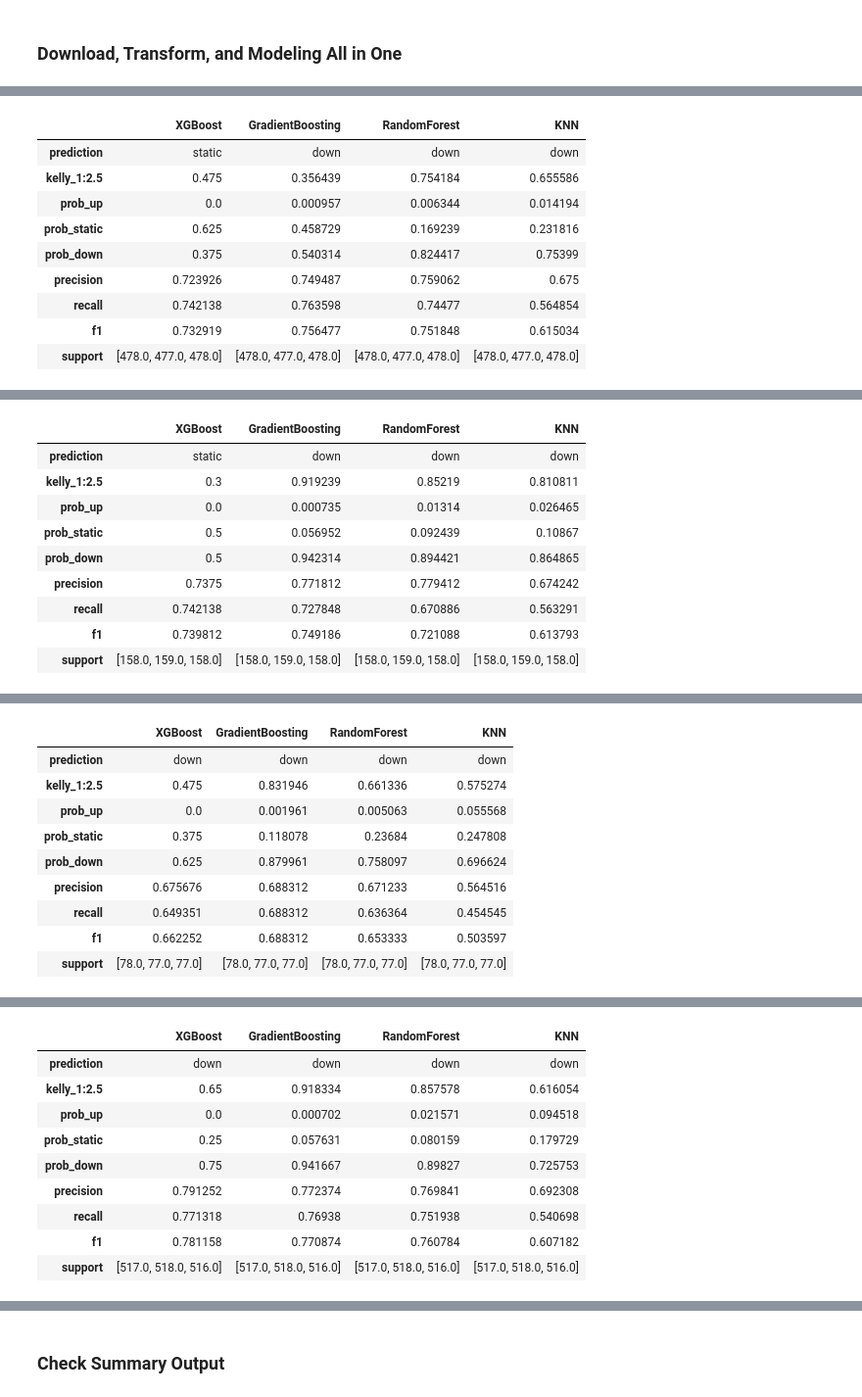
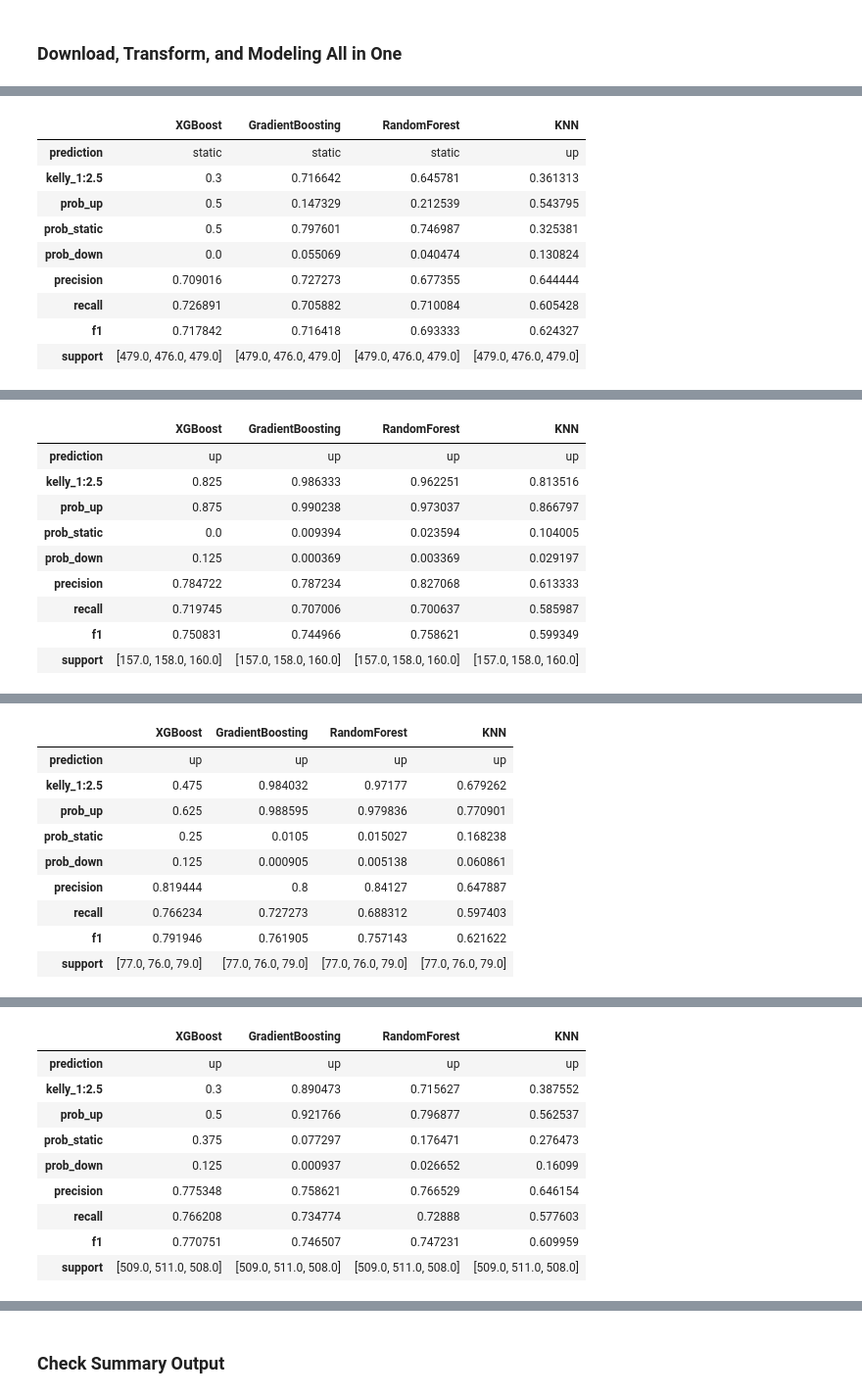
Before and after one commit to yuchild/stock_production, a Jupyter notebook: stock_next_time_frame_predictor.ipynb, the cells around one changed output, grey strips where cells are left out. Shown at 98% size. Drawn from its saved outputs; the diff is of its cells as text; code cells hidden in the pictures.

```diff
--- a/stock_next_time_frame_predictor.ipynb
+++ b/stock_next_time_frame_predictor.ipynb
@@ -43,5 +43,5 @@ from src import functions as f
 # manufactoring suppliers
 # 'lrcs', 'klac', ''
 # %%
-f.predictions('amd')
+f.predictions('mstr')
 # %% [output]
@@ -49,10 +49,10 @@ AMD 5m Interval Timestamp: 2024-10-21 02:56:04
 |  | XGBoost | GradientBoosting | RandomForest | KNN |
-| prediction | static | down | down | down |
-| kelly_1:2.5 | 0.475 | 0.356439 | 0.754184 | 0.655586 |
-| prob_up | 0.0 | 0.000957 | 0.006344 | 0.014194 |
-| prob_static | 0.625 | 0.458729 | 0.169239 | 0.231816 |
-| prob_down | 0.375 | 0.540314 | 0.824417 | 0.75399 |
-| precision | 0.723926 | 0.749487 | 0.759062 | 0.675 |
-| recall | 0.742138 | 0.763598 | 0.74477 | 0.564854 |
-| f1 | 0.732919 | 0.756477 | 0.751848 | 0.615034 |
-| support | [478.0, 477.0, 478.0] | [478.0, 477.0, 478.0] | [478.0, 477.0, 478.0] | [478.0, 477.0, 478.0] |
+| prediction | static | static | static | up |
+| kelly_1:2.5 | 0.3 | 0.716642 | 0.645781 | 0.361313 |
+| prob_up | 0.5 | 0.147329 | 0.212539 | 0.543795 |
+| prob_static | 0.5 | 0.797601 | 0.746987 | 0.325381 |
+| prob_down | 0.0 | 0.055069 | 0.040474 | 0.130824 |
+| precision | 0.709016 | 0.727273 | 0.677355 | 0.644444 |
+| recall | 0.726891 | 0.705882 | 0.710084 | 0.605428 |
+| f1 | 0.717842 | 0.716418 | 0.693333 | 0.624327 |
+| support | [479.0, 476.0, 479.0] | [479.0, 476.0, 479.0] | [479.0, 476.0, 479.0] | [479.0, 476.0, 479.0] |
@@ -60,10 +60,10 @@ AMD 15m Interval Timestamp: 2024-10-21 02:56:13
 |  | XGBoost | GradientBoosting | RandomForest | KNN |
-| prediction | static | down | down | down |
-| kelly_1:2.5 | 0.3 | 0.919239 | 0.85219 | 0.810811 |
-| prob_up | 0.0 | 0.000735 | 0.01314 | 0.026465 |
-| prob_static | 0.5 | 0.056952 | 0.092439 | 0.10867 |
-| prob_down | 0.5 | 0.942314 | 0.894421 | 0.864865 |
-| precision | 0.7375 | 0.771812 | 0.779412 | 0.674242 |
-| recall | 0.742138 | 0.727848 | 0.670886 | 0.563291 |
-| f1 | 0.739812 | 0.749186 | 0.721088 | 0.613793 |
-| support | [158.0, 159.0, 158.0] | [158.0, 159.0, 158.0] | [158.0, 159.0, 158.0] | [158.0, 159.0, 158.0] |
+| prediction | up | up | up | up |
+| kelly_1:2.5 | 0.825 | 0.986333 | 0.962251 | 0.813516 |
+| prob_up | 0.875 | 0.990238 | 0.973037 | 0.866797 |
+| prob_static | 0.0 | 0.009394 | 0.023594 | 0.104005 |
+| prob_down | 0.125 | 0.000369 | 0.003369 | 0.029197 |
+| precision | 0.784722 | 0.787234 | 0.827068 | 0.613333 |
+| recall | 0.719745 | 0.707006 | 0.700637 | 0.585987 |
+| f1 | 0.750831 | 0.744966 | 0.758621 | 0.599349 |
+| support | [157.0, 158.0, 160.0] | [157.0, 158.0, 160.0] | [157.0, 158.0, 160.0] | [157.0, 158.0, 160.0] |
@@ -71,10 +71,10 @@ AMD 30m Interval Timestamp: 2024-10-21 02:56:17
 |  | XGBoost | GradientBoosting | RandomForest | KNN |
-| prediction | down | down | down | down |
-| kelly_1:2.5 | 0.475 | 0.831946 | 0.661336 | 0.575274 |
-| prob_up | 0.0 | 0.001961 | 0.005063 | 0.055568 |
-| prob_static | 0.375 | 0.118078 | 0.23684 | 0.247808 |
-| prob_down | 0.625 | 0.879961 | 0.758097 | 0.696624 |
-| precision | 0.675676 | 0.688312 | 0.671233 | 0.564516 |
-| recall | 0.649351 | 0.688312 | 0.636364 | 0.454545 |
-| f1 | 0.662252 | 0.688312 | 0.653333 | 0.503597 |
-| support | [78.0, 77.0, 77.0] | [78.0, 77.0, 77.0] | [78.0, 77.0, 77.0] | [78.0, 77.0, 77.0] |
+| prediction | up | up | up | up |
+| kelly_1:2.5 | 0.475 | 0.984032 | 0.97177 | 0.679262 |
+| prob_up | 0.625 | 0.988595 | 0.979836 | 0.770901 |
+| prob_static | 0.25 | 0.0105 | 0.015027 | 0.168238 |
+| prob_down | 0.125 | 0.000905 | 0.005138 | 0.060861 |
+| precision | 0.819444 | 0.8 | 0.84127 | 0.647887 |
+| recall | 0.766234 | 0.727273 | 0.688312 | 0.597403 |
+| f1 | 0.791946 | 0.761905 | 0.757143 | 0.621622 |
+| support | [77.0, 76.0, 79.0] | [77.0, 76.0, 79.0] | [77.0, 76.0, 79.0] | [77.0, 76.0, 79.0] |
@@ -82,10 +82,10 @@ AMD 1h Interval Timestamp: 2024-10-21 02:56:20
 |  | XGBoost | GradientBoosting | RandomForest | KNN |
-| prediction | down | down | down | down |
-| kelly_1:2.5 | 0.65 | 0.918334 | 0.857578 | 0.616054 |
-| prob_up | 0.0 | 0.000702 | 0.021571 | 0.094518 |
-| prob_static | 0.25 | 0.057631 | 0.080159 | 0.179729 |
-| prob_down | 0.75 | 0.941667 | 0.89827 | 0.725753 |
-| precision | 0.791252 | 0.772374 | 0.769841 | 0.692308 |
-| recall | 0.771318 | 0.76938 | 0.751938 | 0.540698 |
-| f1 | 0.781158 | 0.770874 | 0.760784 | 0.607182 |
-| support | [517.0, 518.0, 516.0] | [517.0, 518.0, 516.0] | [517.0, 518.0, 516.0] | [517.0, 518.0, 516.0] |
+| prediction | up | up | up | up |
+| kelly_1:2.5 | 0.3 | 0.890473 | 0.715627 | 0.387552 |
+| prob_up | 0.5 | 0.921766 | 0.796877 | 0.562537 |
+| prob_static | 0.375 | 0.077297 | 0.176471 | 0.276473 |
+| prob_down | 0.125 | 0.000937 | 0.026652 | 0.16099 |
+| precision | 0.775348 | 0.758621 | 0.766529 | 0.646154 |
+| recall | 0.766208 | 0.734774 | 0.72888 | 0.577603 |
+| f1 | 0.770751 | 0.746507 | 0.747231 | 0.609959 |
+| support | [509.0, 511.0, 508.0] | [509.0, 511.0, 508.0] | [509.0, 511.0, 508.0] | [509.0, 511.0, 508.0] |
```
Also changed, not shown: parts of 1 cell of this notebook, 14 other files.
